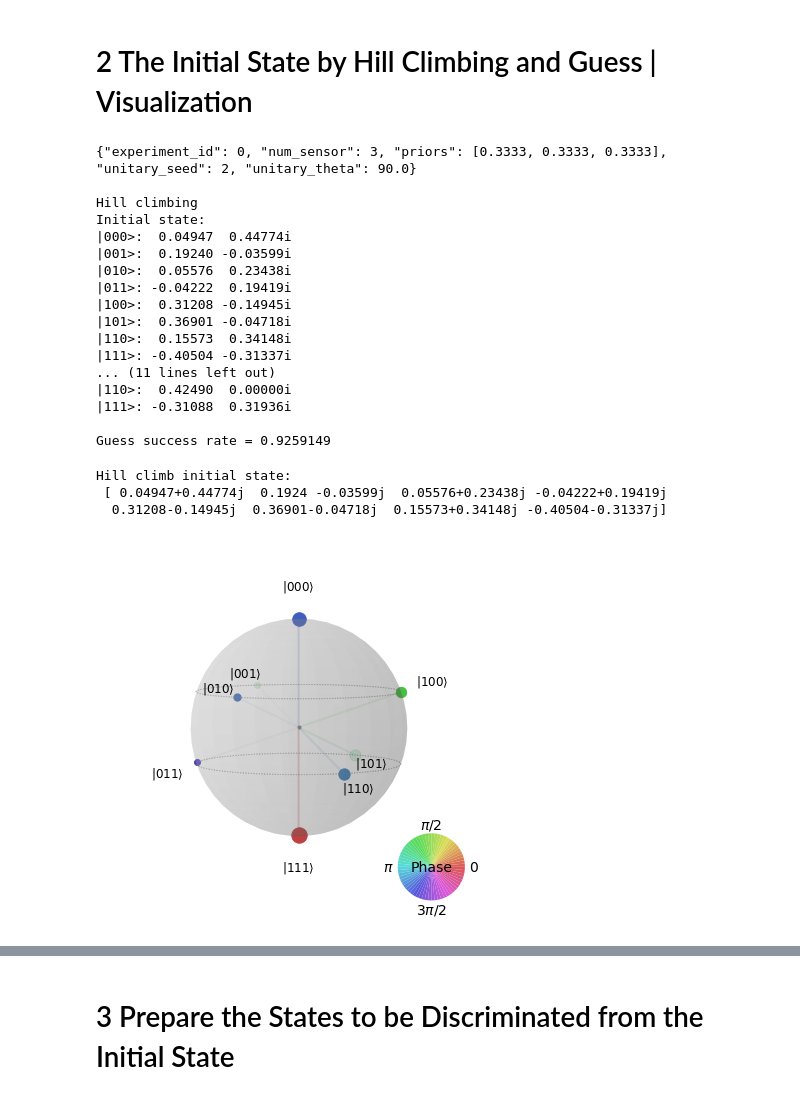
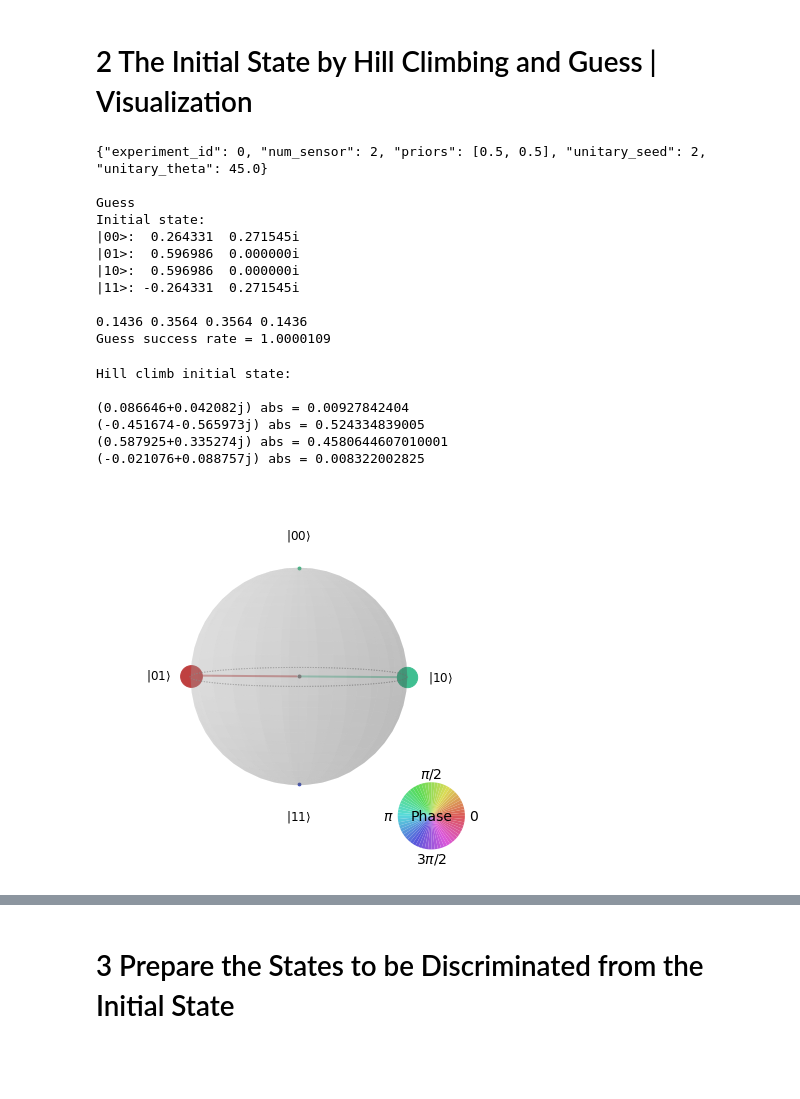
Before and after one commit to caitaozhan/QuantumSensorNetwork, a Jupyter notebook: simulation/verify.ipynb, the cells around one changed output, grey strips where cells are left out. Cells and saved outputs as stored; diff of their text form; code cells hidden in the pictures; blank space fills up the shorter version.

Commit message:
update verify

```diff
--- a/simulation/verify.ipynb
+++ b/simulation/verify.ipynb
@@ -62,43 +167,66 @@ initstate_guess = QuantumState(num_sensor)
 # %%
+# read from the logs
+
+logs = ['../result/5.11.2022/verify']
+data = Logger.read_log(logs)
+initstate_hills = []
+initstate_guess = QuantumState(num_sensor)
+
+guess = False
 for experiment in data:
     myinput = experiment[0]
-    if myinput.unitary_theta != 90:
+    if myinput.unitary_theta != 45:
         continue
-    print(myinput)
+#     print(myinput)
     output_by_method = experiment[1]
     if 'Hill climbing' in output_by_method:
-        print(output_by_method['Hill climbing'].init_state)
-        initstate_hill.set_statevector_from_str(output_by_method['Hill climbing'].init_state)
-        print(f"Hill climbing success rate = {output_by_method['Hill climbing'].success}")
-    if 'Guess' in output_by_method:
+#         print(output_by_method['Hill climbing'].init_state)
+        init_state = QuantumState(num_sensor)
+        init_state.set_statevector_from_str(output_by_method['Hill climbing'].init_state)
+        initstate_hills.append([init_state, output_by_method['Hill climbing'].success])
+
+    if 'Guess' in output_by_method and guess is False:
+        guess = True
+        print(myinput)
         print(output_by_method['Guess'].init_state)
-        print(f"Guess success rate = {output_by_method['Guess'].success}")
         initstate_guess.set_statevector_from_str(output_by_method['Guess'].init_state)
+        for cplx in initstate_guess.state_vector:
+            print(round(abs(cplx)**2, 4), end=' ')
+        print()
+        print(f"Guess success rate = {output_by_method['Guess'].success}\n")
 # %% [output]
-{"experiment_id": 0, "num_sensor": 3, "priors": [0.3333, 0.3333, 0.3333], "unitary_seed": 2, "unitary_theta": 90.0}
+{"experiment_id": 0, "num_sensor": 2, "priors": [0.5, 0.5], "unitary_seed": 2, "unitary_theta": 45.0}
 
-Hill climbing
+Guess
 Initial state:
-|000>:  0.04947  0.44774i
-|001>:  0.19240 -0.03599i
-|010>:  0.05576  0.23438i
-|011>: -0.04222  0.19419i
-|100>:  0.31208 -0.14945i
-|101>:  0.36901 -0.04718i
-|110>:  0.15573  0.34148i
-|111>: -0.40504 -0.31337i
-... (11 lines left out)
-|110>:  0.42490  0.00000i
-|111>: -0.31088  0.31936i
+|00>:  0.264331  0.271545i
+|01>:  0.596986  0.000000i
+|10>:  0.596986  0.000000i
+|11>: -0.264331  0.271545i
 
-Guess success rate = 0.9259149
+0.1436 0.3564 0.3564 0.1436
+Guess success rate = 1.0000109
+# %%
+for i, (qstate, prob) in enumerate(initstate_hills):
+    print(i)
+    print(qstate)
+    for cplx in qstate.state_vector:
+        print(round(abs(cplx)**2, 4), end=' ')
+    print()
+    print(prob)
+    print()
 # %%
-print('Hill climb initial state:\n', initstate_hill.state_vector)
+print('Hill climb initial state:\n')
+for cplx in initstate_hill.state_vector:
+    print(cplx, 'abs =', abs(cplx)**2)
 plot_state_qsphere(initstate_hill.state_vector)
 plt.show()
 # %% [output]
 Hill climb initial state:
- [ 0.04947+0.44774j  0.1924 -0.03599j  0.05576+0.23438j -0.04222+0.19419j
-  0.31208-0.14945j  0.36901-0.04718j  0.15573+0.34148j -0.40504-0.31337j]
+
+(0.086646+0.042082j) abs = 0.00927842404
+(-0.451674-0.565973j) abs = 0.524334839005
+(0.587925+0.335274j) abs = 0.4580644607010001
+(-0.021076+0.088757j) abs = 0.008322002825
-[figure, old version]
+[figure, new version]
 # %%
```
Also changed, not shown: parts of 31 cells of this notebook, 1 other file.
